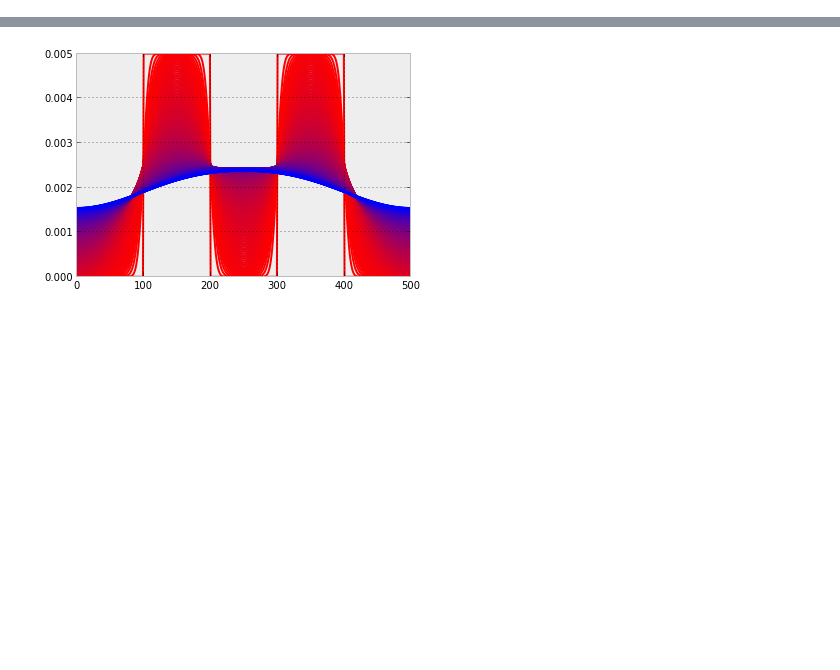
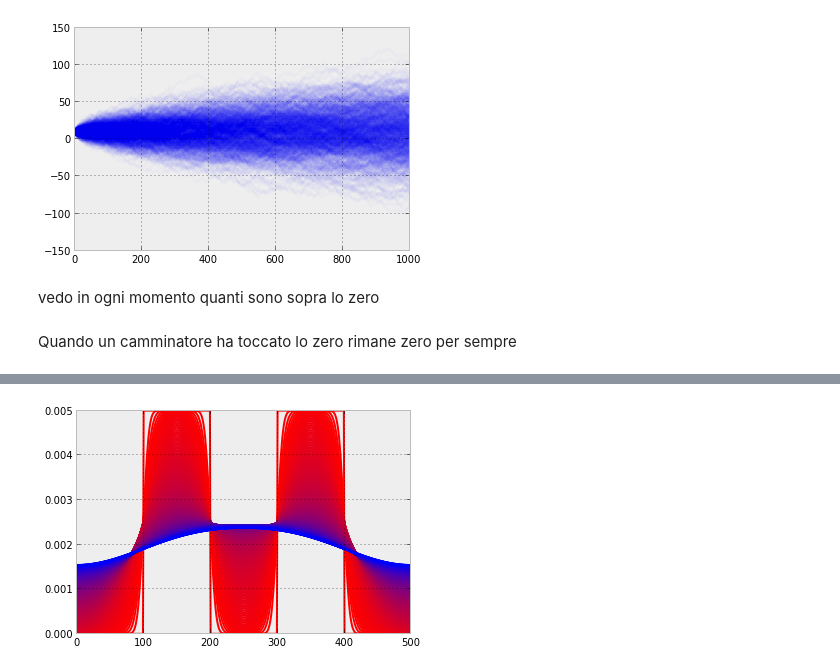
Before and after one commit to EnricoGiampieri/lezionipython, a Jupyter notebook: metodi fisici - diffusione.ipynb, the cells around one changed output, grey strips where cells are left out. Cells and saved outputs as stored; diff of their text form; code cells hidden in the pictures; blank space fills up the shorter version.

```diff
--- a/metodi fisici - diffusione.ipynb
+++ b/metodi fisici - diffusione.ipynb
@@ -25,0 +107,12 @@ può essere ricavata dalla prima legge sotto l'ipotesi di conservazione della ma
+# %%
+N_steps = 1000
+N_walk = 1000
+N = (N_walk, N_steps)
+steps = (rand(*N)<0.5)*2-1
+walks = 10 +np.cumsum(steps, axis=1)
+# %%
+plot(walks.T, alpha=0.02, color='b', linestyle='steps');
+# %% [output]
+[figure, added]
+# %% [markdown]
+vedo in ogni momento quanti sono sopra lo zero
@@ -25,0 +121,2 @@ può essere ricavata dalla prima legge sotto l'ipotesi di conservazione della ma
+# %% [markdown]
+Quando un camminatore ha toccato lo zero rimane zero per sempre
```
Also changed, not shown: parts of 27 cells of this notebook, 1 other file.
